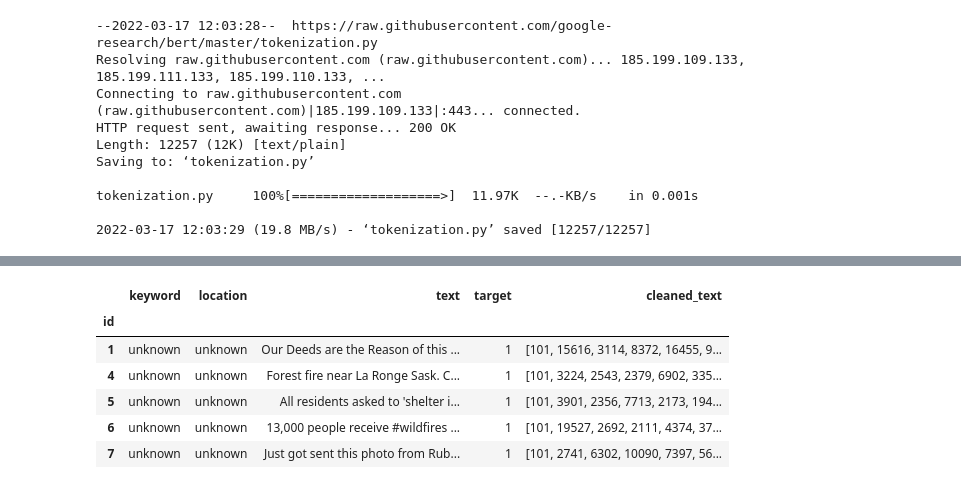
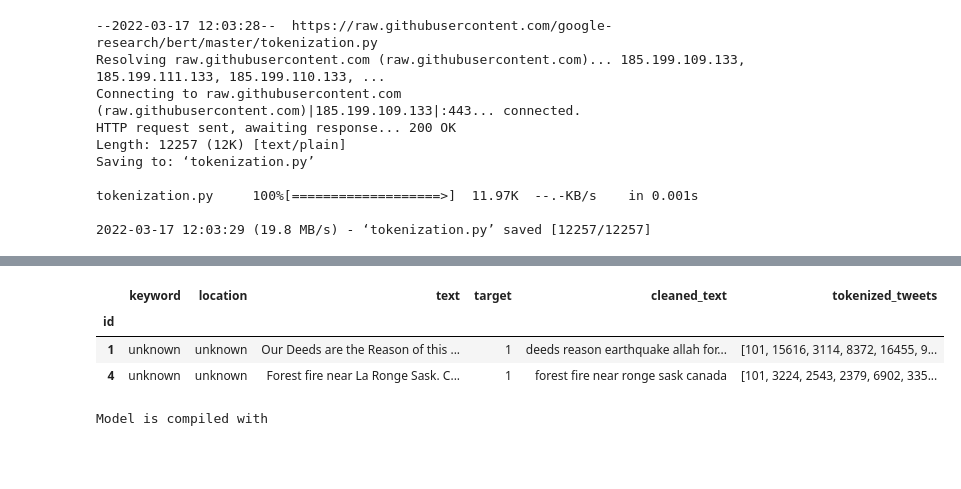
Before and after one commit to SINAABBASI/bertTweetClassification, a Jupyter notebook: main.ipynb, the cells around one changed output, grey strips where cells are left out. Drawn from its saved outputs; the diff is of its cells as text; code cells hidden in the pictures; blank space fills up the shorter version.

```diff
--- a/main.ipynb
+++ b/main.ipynb
@@ -218,14 +216,13 @@ tokenizer = FullTokenizer(vocabulary_file, to_lower_case)
 # %%
 def tokenizeTweets(tweet):
     return tokenizer.convert_tokens_to_ids(['[CLS]']+tokenizer.tokenize(tweet)+['[SEP]'])
 
-df_train.cleaned_text = df_train.cleaned_text.apply(lambda x : tokenizeTweets(x))
-df_train.head(5)
+max_len = len(max(df_train.tokenized_tweets, key = len))
+df_train['tokenized_tweets'] = df_train.cleaned_text.apply(lambda x : tokenizeTweets(x))
+df_train.tokenized_tweets=df_train.tokenized_tweets.apply(lambda x: x + [0] * (max_len - len(x)))
+df_train.head(2)
 # %% [output]
-|  | keyword | location | text | target | cleaned_text |
-| id |  |  |  |  |  |
-| 1 | unknown | unknown | Our Deeds are the Reason of this ... | 1 | [101, 15616, 3114, 8372, 16455, 9... |
-| 4 | unknown | unknown | Forest fire near La Ronge Sask. C... | 1 | [101, 3224, 2543, 2379, 6902, 335... |
-| 5 | unknown | unknown | All residents asked to 'shelter i... | 1 | [101, 3901, 2356, 7713, 2173, 194... |
-| 6 | unknown | unknown | 13,000 people receive #wildfires ... | 1 | [101, 19527, 2692, 2111, 4374, 37... |
-| 7 | unknown | unknown | Just got sent this photo from Rub... | 1 | [101, 2741, 6302, 10090, 7397, 56... |
+|  | keyword | location | text | target | cleaned_text | tokenized_tweets |
+| id |  |  |  |  |  |  |
+| 1 | unknown | unknown | Our Deeds are the Reason of this ... | 1 | deeds reason earthquake allah for... | [101, 15616, 3114, 8372, 16455, 9... |
+| 4 | unknown | unknown | Forest fire near La Ronge Sask. C... | 1 | forest fire near ronge sask canada | [101, 3224, 2543, 2379, 6902, 335... |
@@ -231,0 +284,13 @@ df_train.head(5)
+# %%
+import tensorflow.keras
+import sklearn
+from tensorflow.keras import layers
+from tensorflow.keras import Model
+from tensorflow.keras.optimizers import SGD, Adam
+from tensorflow.keras.callbacks import ModelCheckpoint
+from tensorflow.keras.layers import Dense, Input, Dropout, GlobalAveragePooling1D
+
+checkpoint = ModelCheckpoint('model.h5', monitor='val_loss',save_best_only=True)
+model = make_model()
+# %% [output]
+Model is compiled with
```
Also changed, not shown: parts of 9 cells of this notebook, 1 other file.
